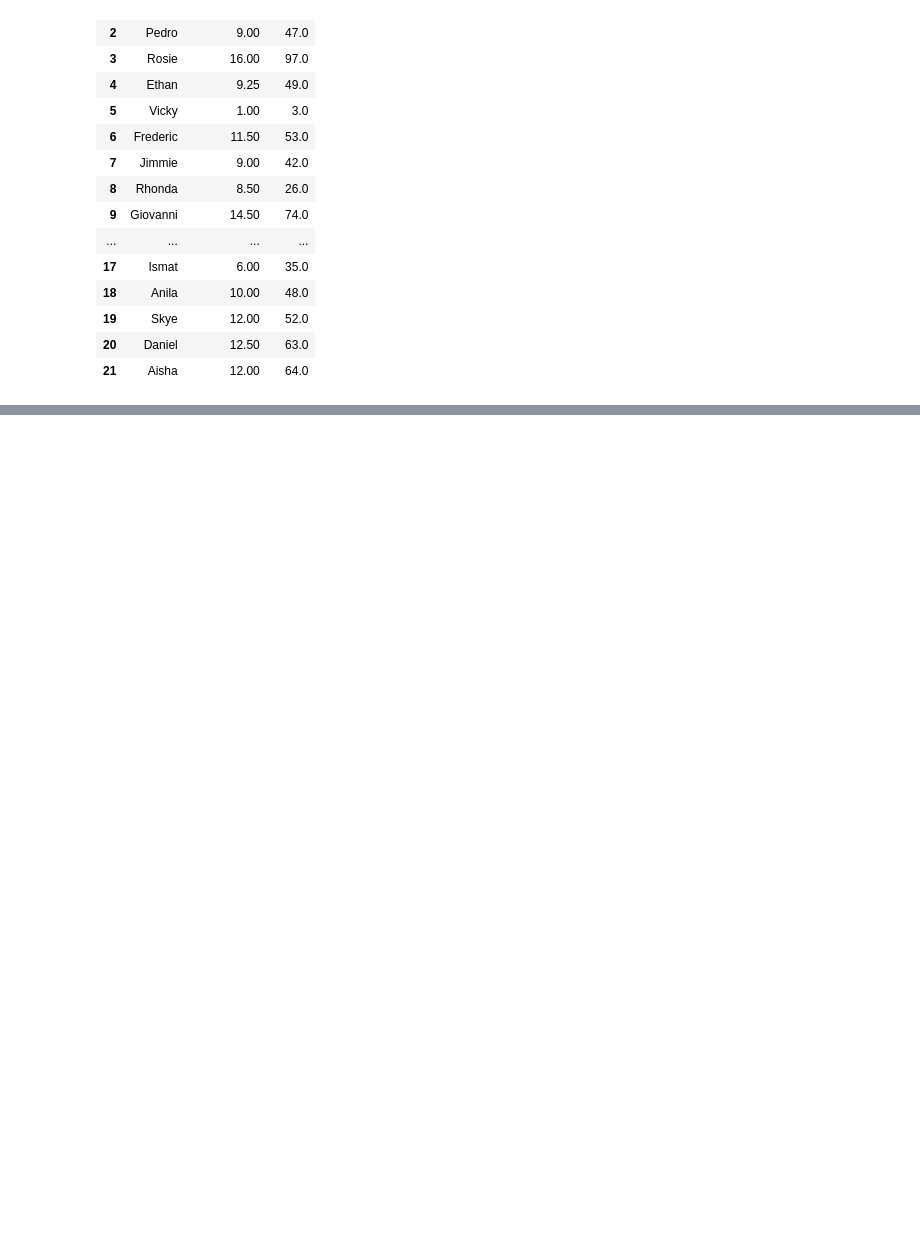
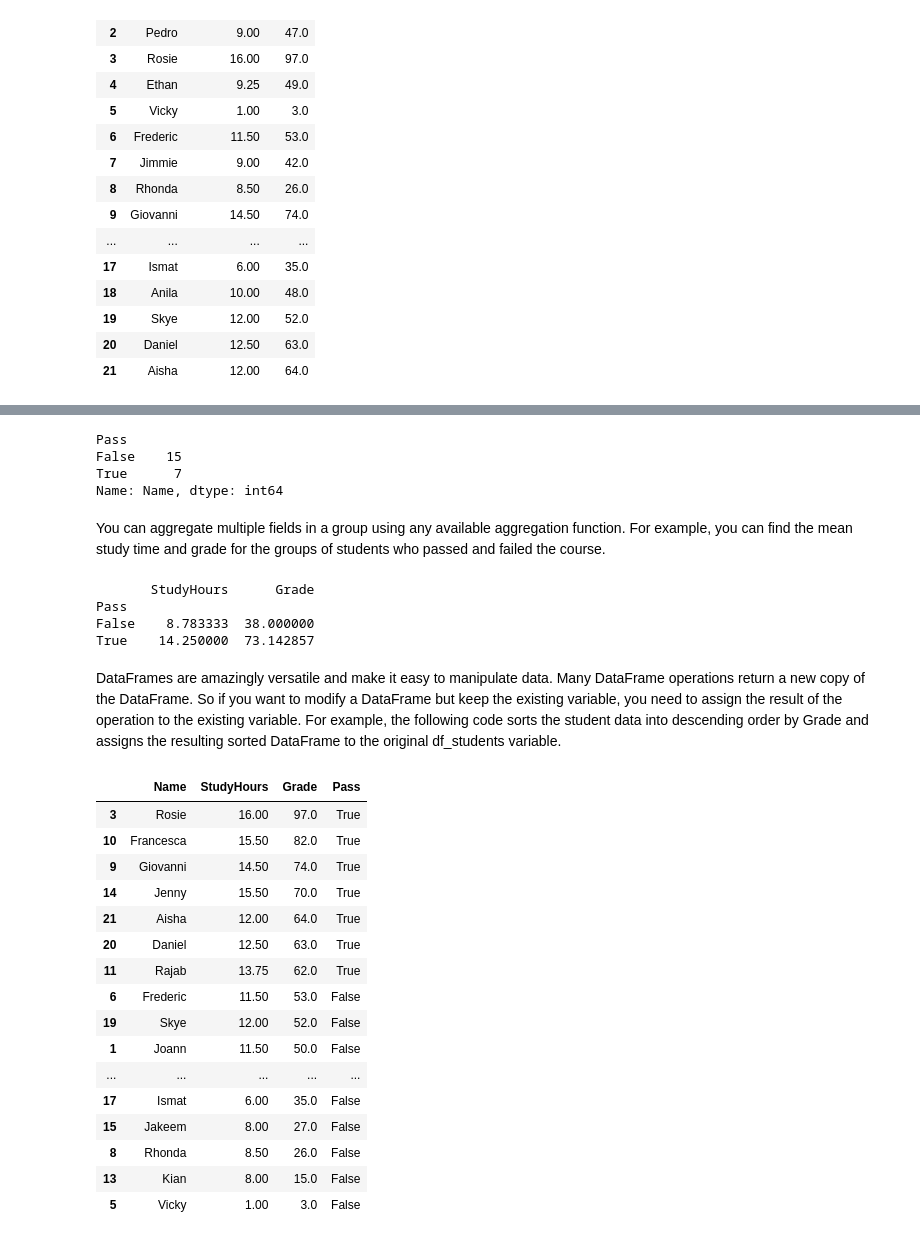
Before and after one commit to migueltrujillo07/MyDataRoad, a Jupyter notebook: exploreData.ipynb, the cells around one changed output, grey strips where cells are left out. Drawn from its saved outputs; the diff is of its cells as text; code cells hidden in the pictures; blank space fills up the shorter version.

```diff
--- a/exploreData.ipynb
+++ b/exploreData.ipynb
@@ -310,0 +385,42 @@ df_students
+# %%
+print(df_students.groupby(df_students.Pass).Name.count())
+# %% [output]
+Pass
+False    15
+True      7
+Name: Name, dtype: int64
+# %% [markdown]
+You can aggregate multiple fields in a group using any available aggregation function. For example, you can find the mean study time and grade for the groups of students who passed and failed the course.
+# %%
+print(df_students.groupby(df_students.Pass)['StudyHours', 'Grade'].mean())
+# %% [output]
+       StudyHours      Grade
+Pass
+False    8.783333  38.000000
+True    14.250000  73.142857
+# %% [markdown]
+DataFrames are amazingly versatile and make it easy to manipulate data. Many DataFrame operations return a new copy of the DataFrame. So if you want to modify a DataFrame but keep the existing variable, you need to assign the result of the operation to the existing variable. For example, the following code sorts the student data into descending order by Grade and assigns the resulting sorted DataFrame to the original df_students variable.
+# %%
+# Create a DataFrame with the data sorted by Grade (descending)
+df_students = df_students.sort_values('Grade', ascending=False)
+
+# Show the DataFrame
+df_students
+# %% [output]
+|  | Name | StudyHours | Grade | Pass |
+| 3 | Rosie | 16.00 | 97.0 | True |
+| 10 | Francesca | 15.50 | 82.0 | True |
+| 9 | Giovanni | 14.50 | 74.0 | True |
+| 14 | Jenny | 15.50 | 70.0 | True |
+| 21 | Aisha | 12.00 | 64.0 | True |
+| 20 | Daniel | 12.50 | 63.0 | True |
+| 11 | Rajab | 13.75 | 62.0 | True |
+| 6 | Frederic | 11.50 | 53.0 | False |
+| 19 | Skye | 12.00 | 52.0 | False |
+| 1 | Joann | 11.50 | 50.0 | False |
+| ... | ... | ... | ... | ... |
+| 17 | Ismat | 6.00 | 35.0 | False |
+| 15 | Jakeem | 8.00 | 27.0 | False |
+| 8 | Rhonda | 8.50 | 26.0 | False |
+| 13 | Kian | 8.00 | 15.0 | False |
+| 5 | Vicky | 1.00 | 3.0 | False |
```
Also changed, not shown: parts of 9 cells of this notebook.
